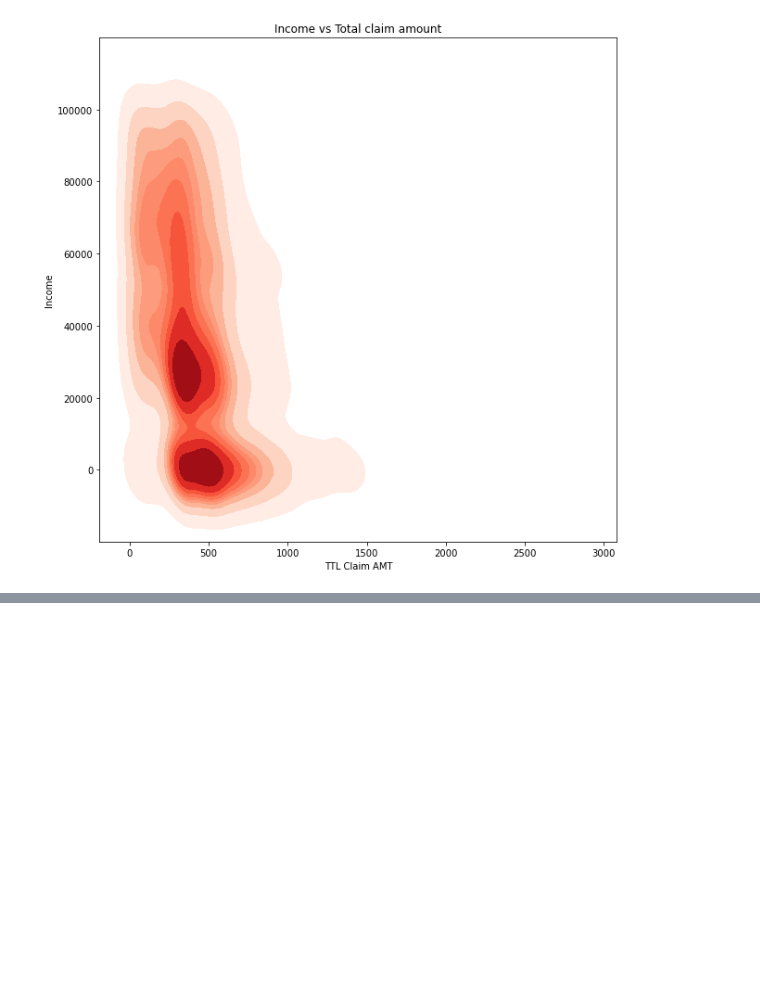
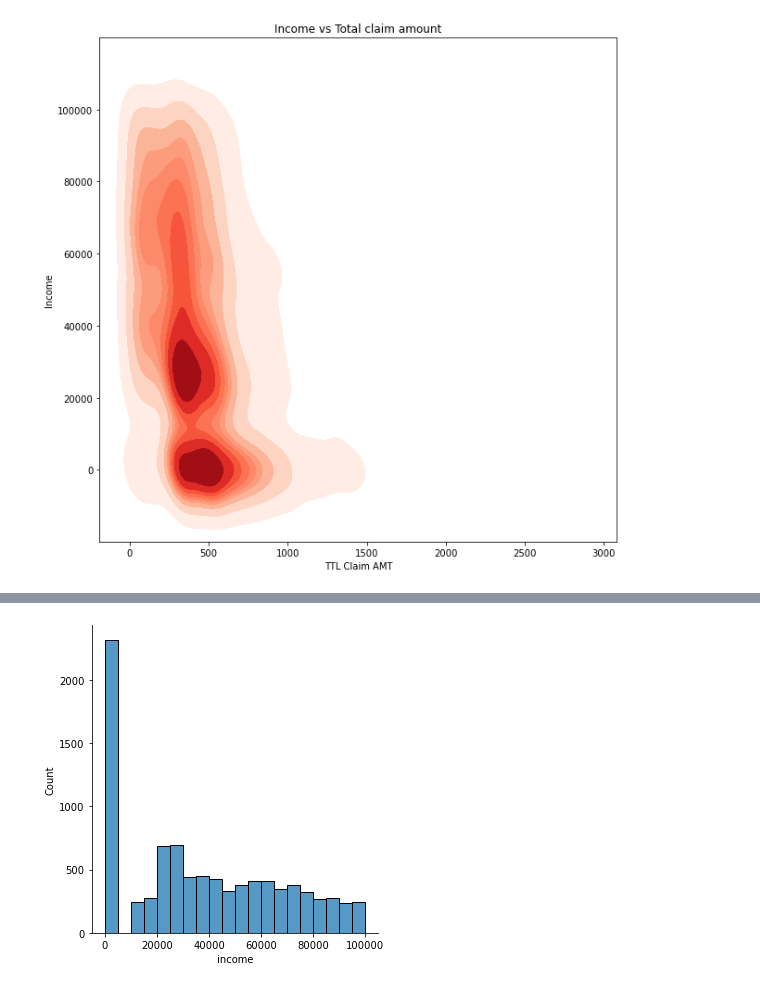
Before and after one commit to davis-pudans/lab-customer-analysis-round-3, a Jupyter notebook: Marketing_customer_analysis_labwork_3.ipynb, the cells around one changed output, grey strips where cells are left out. Cells and saved outputs as stored; diff of their text form; code cells hidden in the pictures; blank space fills up the shorter version.

```diff
--- a/Marketing_customer_analysis_labwork_3.ipynb
+++ b/Marketing_customer_analysis_labwork_3.ipynb
@@ -297,0 +340,3 @@ plt.show()
+# %%
+datanum=data._get_numeric_data() #extract numerical columns
+datanum.head()
@@ -297,0 +367,5 @@ plt.show()
+# %%
+sns.displot(datanum['income'], bins=20)
+plt.show()
+# %% [output]
+[figure, added]
```
Also changed, not shown: parts of 10 cells of this notebook.
